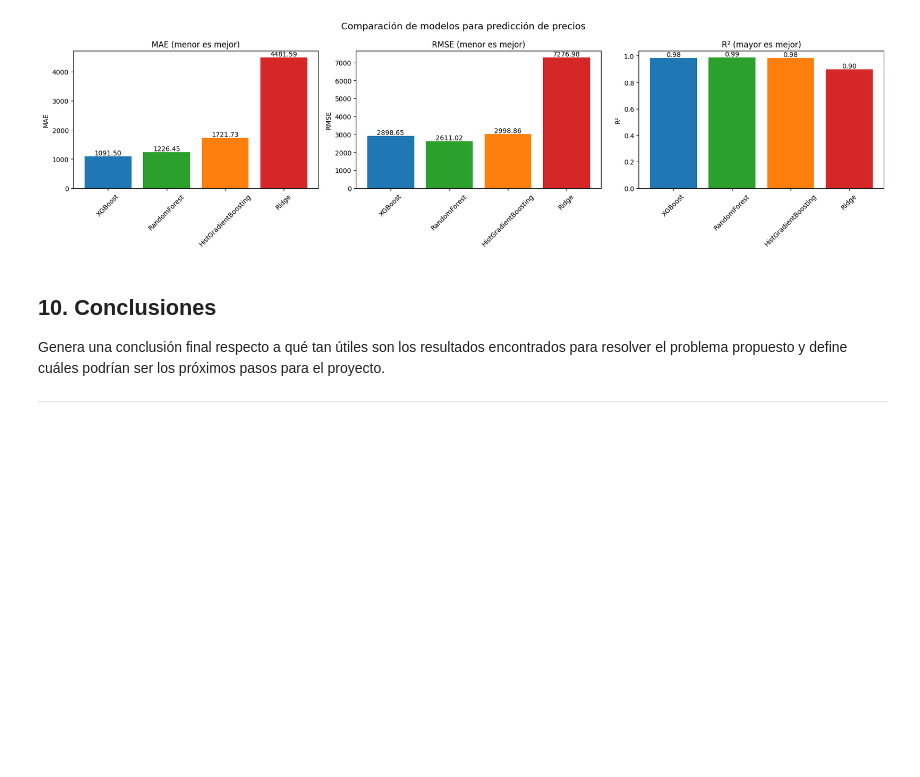
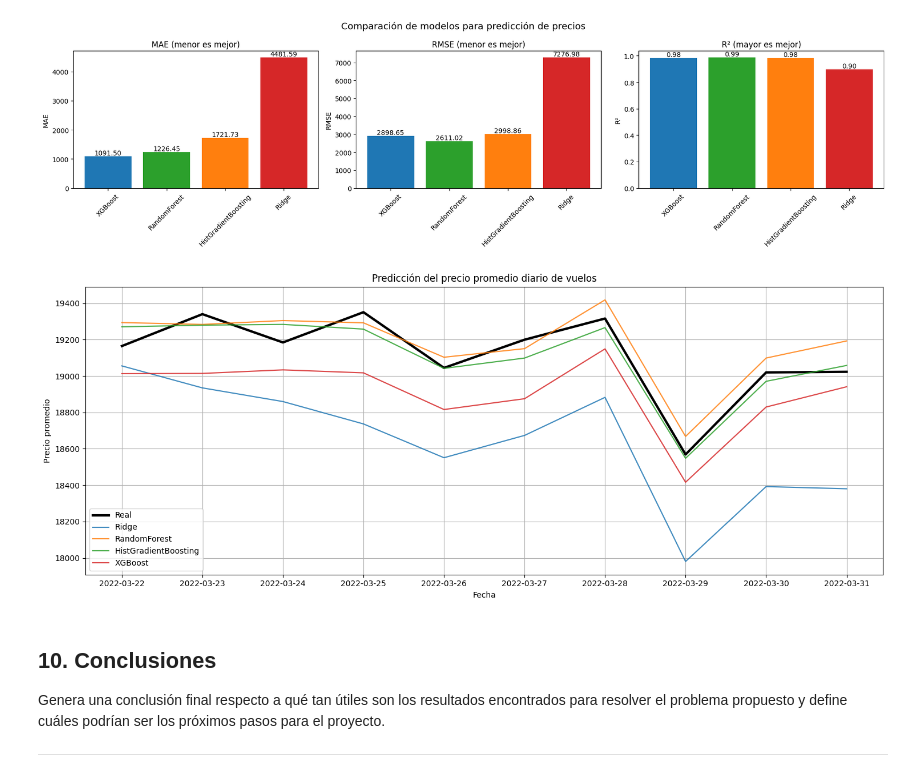
Before and after one commit to pdoren/Machine-Learning-G105, a Jupyter notebook: Prueba_Predicción_del_precio_de_vuelos.ipynb, the cells around one changed output. Cells and saved outputs as stored; diff of their text form; code cells hidden in the pictures; blank space fills up the shorter version.

```diff
--- a/Prueba_Predicción_del_precio_de_vuelos.ipynb
+++ b/Prueba_Predicción_del_precio_de_vuelos.ipynb
@@ -1089,9 +1089,8 @@ def clean_data(_df, _del_date=True):
   df_limpio['ch_code'] = le.fit_transform(df_limpio['ch_code'])
   df_limpio['route'] = le.fit_transform(df_limpio['route'])
 
-  variables_sel = ['class', 'time_taken', 'num_code', 'ch_code', 'route', 'month', 'day', 'to']
-
-  return df_limpio[['class', 'time_taken', 'num_code', 'ch_code', 'route', 'month', 'day', 'to', 'price']]
+  var_sel = ['class', 'time_taken', 'num_code', 'ch_code', 'route', 'month', 'day', 'to', 'price'] if _del_date else ['class', 'time_taken', 'num_code', 'ch_code', 'route', 'month', 'day', 'to', 'price', 'date']
+  return df_limpio[var_sel]
 # %%
 df_preprocesado = clean_data(df)
 # %%
@@ -1417,6 +1416,81 @@ plt.tight_layout()
 plt.show()
 # %% [output]
 [figure]
+# %%
+df_ts = clean_data(df, False)
+df.ts = df_ts.sort_values("date")
+
+df_daily = (
+    df_ts.groupby("date", as_index=False)
+         .agg(price_mean=("price", "mean"))
+)
+
+split_idx = int(len(df_daily) * 0.8)
+
+train_dates = df_daily.iloc[:split_idx]["date"]
+test_dates  = df_daily.iloc[split_idx:]["date"]
+
+X = df_ts.drop(columns=["price"])
+y = df_ts["price"]
+
+X_train = X[df_ts["date"].isin(train_dates)]
+y_train = y[df_ts["date"].isin(train_dates)]
+
+X_test  = X[df_ts["date"].isin(test_dates)]
+y_test  = y[df_ts["date"].isin(test_dates)]
+
+models = {
+    "Ridge": best_ridge,
+    "RandomForest": best_rf,
+    "HistGradientBoosting": best_hgb,
+    "XGBoost": best_xgb
+}
+
+predictions_daily = {}
+
+for name, model in models.items():
+    y_pred = model.predict(X_test.drop(columns=["date"]))
+
+    df_pred = pd.DataFrame({
+        "date": df_ts.loc[X_test.index, "date"],
+        "price_pred": y_pred
+    })
+
+    # Promedio diario predicho
+    predictions_daily[name] = (
+        df_pred.groupby("date", as_index=False)
+               .agg(price_pred=("price_pred", "mean"))
+    )
+
+plt.figure(figsize=(15,6))
+
+# Real
+plt.plot(
+    df_daily.loc[df_daily["date"].isin(test_dates), "date"],
+    df_daily.loc[df_daily["date"].isin(test_dates), "price_mean"],
+    label="Real",
+    color="black",
+    linewidth=3
+)
+
+# Modelos
+for name, df_pred in predictions_daily.items():
+    plt.plot(
+        df_pred["date"],
+        df_pred["price_pred"],
+        label=name,
+        alpha=0.85
+    )
+
+plt.title("Predicción del precio promedio diario de vuelos")
+plt.xlabel("Fecha")
+plt.ylabel("Precio promedio")
+plt.legend()
+plt.grid(True)
+plt.tight_layout()
+plt.show()
+# %% [output]
+[figure, added]
 # %% [markdown]
 ## 10. Conclusiones
 
```
